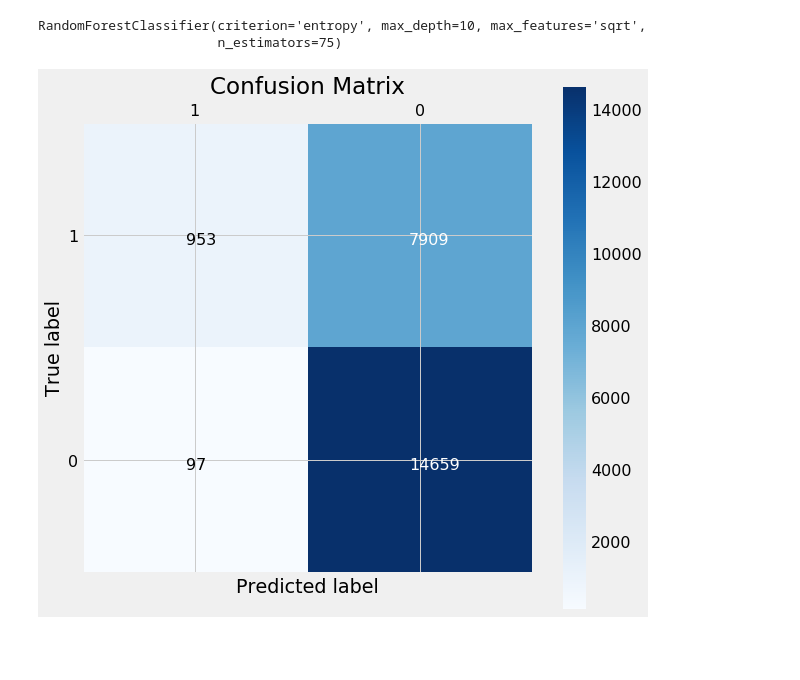
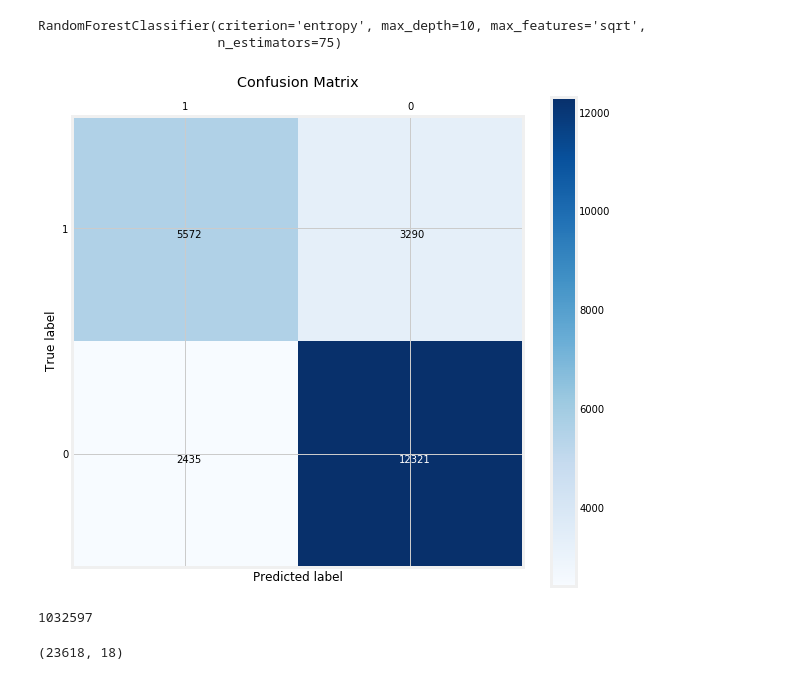
Before and after one commit to rcohngru/hotel-cancellations, a Jupyter notebook: src/notebooks/Part 1 Results.ipynb, the cells around one changed output. Saved outputs shown, nothing was run; the diff lists cells and outputs as text; code cells hidden in the pictures; blank space fills up the shorter version.

```diff
--- a/src/notebooks/Part 1 Results.ipynb
+++ b/src/notebooks/Part 1 Results.ipynb
@@ -307,30 +307,38 @@ y_proba = best_rf_model.predict_proba(X_test)
 # %%
 
 from sklearn.metrics import confusion_matrix
 
 labels = ['1', '0']
 
 plt.rcParams['xtick.bottom'] = plt.rcParams['xtick.labelbottom'] = True
 plt.rcParams['xtick.top'] = plt.rcParams['xtick.labeltop'] = False
 
-[[tn, fp], [fn, tp]] = confusion_matrix(y_test, (y_proba[:, 1] > 0.81) * 1)
+[[tn, fp], [fn, tp]] = confusion_matrix(y_test, (y_proba[:, 1] > 0.5) * 1)
 fig = plt.figure(figsize=(9, 9))
 ax = fig.add_subplot(111)
 cax = ax.matshow([[tp, fn], [fp, tn]], cmap='Blues')
 plt.title('Confusion Matrix')
 fig.colorbar(cax)
 ax.set_xticklabels([''] + labels)
 ax.set_yticklabels([''] + labels)
 plt.xlabel('Predicted label')
 plt.ylabel('True label')
 plt.text(-0.04, 0.04, tp, color='black')
 plt.text(-0.04, 1.04, fp, color='black')
-plt.text(0.95, 0.04, fn, color='white')
+plt.text(0.95, 0.04, fn, color='black')
 plt.text(0.95, 1.04, tn, color='white')
 plt.show()
 
 
 #plt.rcParams['xtick.bottom'] = plt.rcParams['xtick.labelbottom'] = True
 #plt.rcParams['xtick.top'] = plt.rcParams['xtick.labeltop'] = False
 # %% [output]
-[figure, old version]
+[figure, new version]
+# %%
+calc_profit(y_test, (y_proba[:, 1] > 0.81) * 1)
+# %% [output]
+1032597
+# %%
+X_test.shape
+# %% [output]
+(23618, 18)
```
